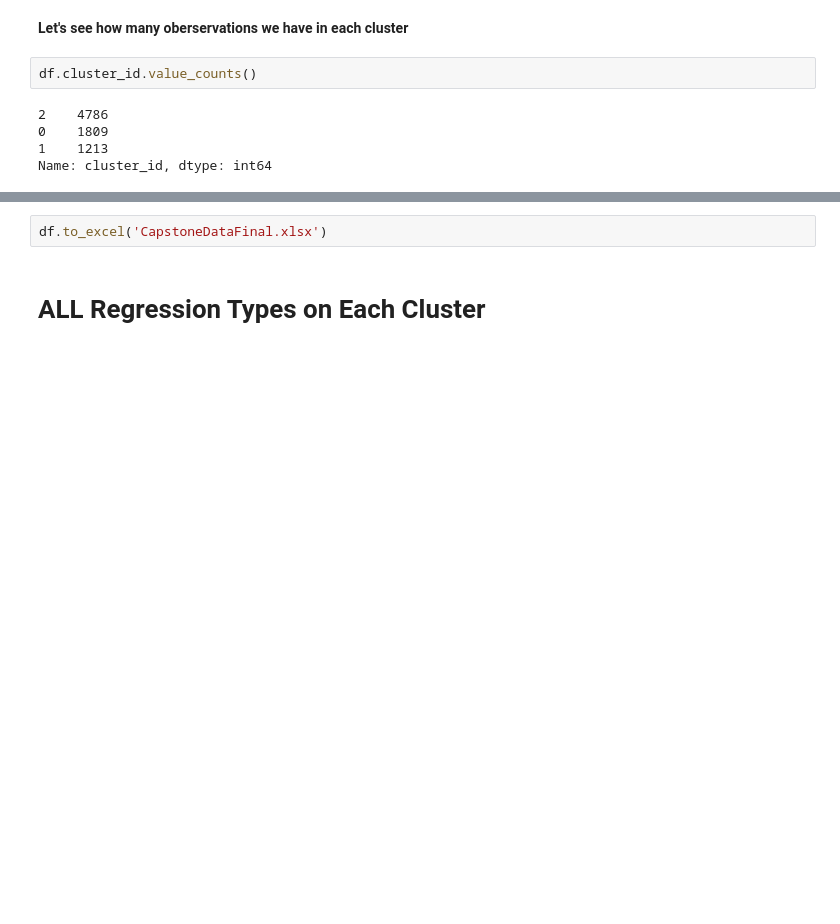
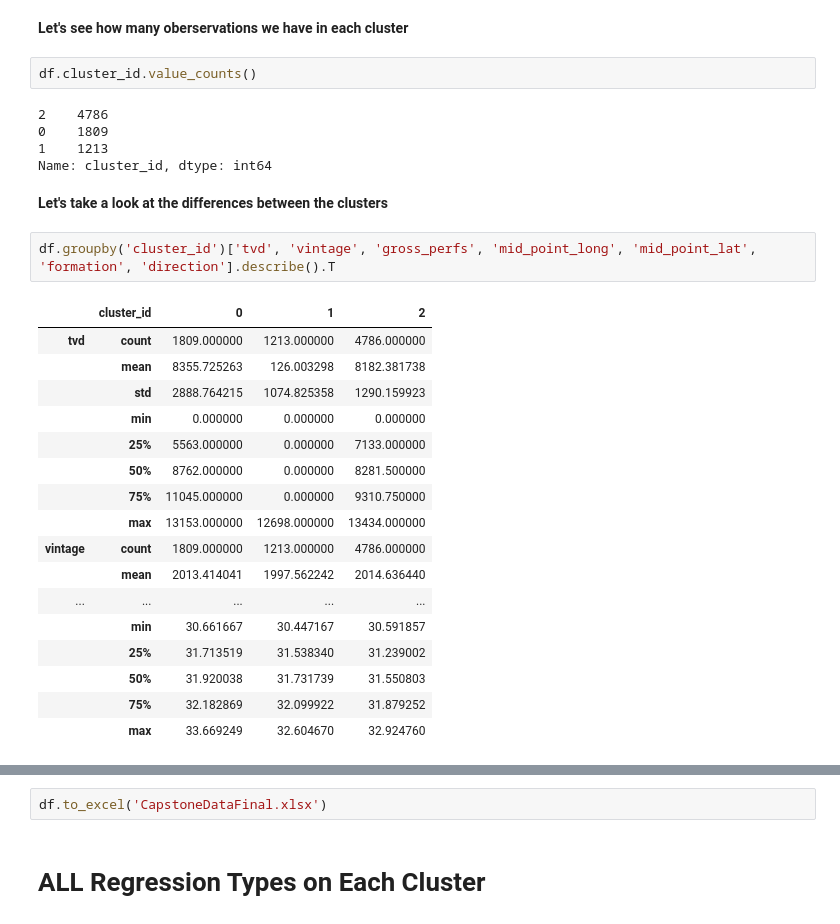
Before and after one commit to duc-analytica/DUC, a Jupyter notebook: model.ipynb, the cells around one changed output, grey strips where cells are left out. Drawn from its saved outputs; the diff is of its cells as text; blank space fills up the shorter version.

Commit message:
Add notes for clusters

```diff
--- a/model.ipynb
+++ b/model.ipynb
@@ -216,3 +216,25 @@ df.cluster_id.value_counts()
 0    1809
 1    1213
 Name: cluster_id, dtype: int64
+# %% [markdown]
+**Let's take a look at the differences between the clusters**
+# %%
+df.groupby('cluster_id')['tvd', 'vintage', 'gross_perfs', 'mid_point_long', 'mid_point_lat', 'formation', 'direction'].describe().T
+# %% [output]
+|  | cluster_id | 0 | 1 | 2 |
+| tvd | count | 1809.000000 | 1213.000000 | 4786.000000 |
+|  | mean | 8355.725263 | 126.003298 | 8182.381738 |
+|  | std | 2888.764215 | 1074.825358 | 1290.159923 |
+|  | min | 0.000000 | 0.000000 | 0.000000 |
+|  | 25% | 5563.000000 | 0.000000 | 7133.000000 |
+|  | 50% | 8762.000000 | 0.000000 | 8281.500000 |
+|  | 75% | 11045.000000 | 0.000000 | 9310.750000 |
+|  | max | 13153.000000 | 12698.000000 | 13434.000000 |
+| vintage | count | 1809.000000 | 1213.000000 | 4786.000000 |
+|  | mean | 2013.414041 | 1997.562242 | 2014.636440 |
+| ... | ... | ... | ... | ... |
+|  | min | 30.661667 | 30.447167 | 30.591857 |
+|  | 25% | 31.713519 | 31.538340 | 31.239002 |
+|  | 50% | 31.920038 | 31.731739 | 31.550803 |
+|  | 75% | 32.182869 | 32.099922 | 31.879252 |
+|  | max | 33.669249 | 32.604670 | 32.924760 |
```
Also changed, not shown: parts of 2 cells of this notebook.
